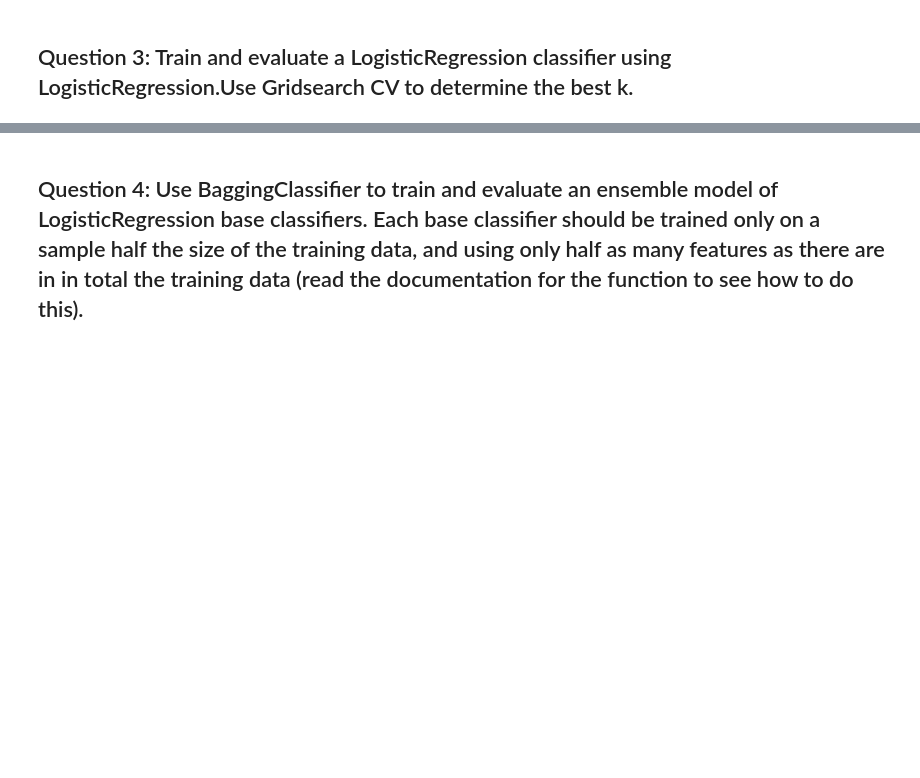
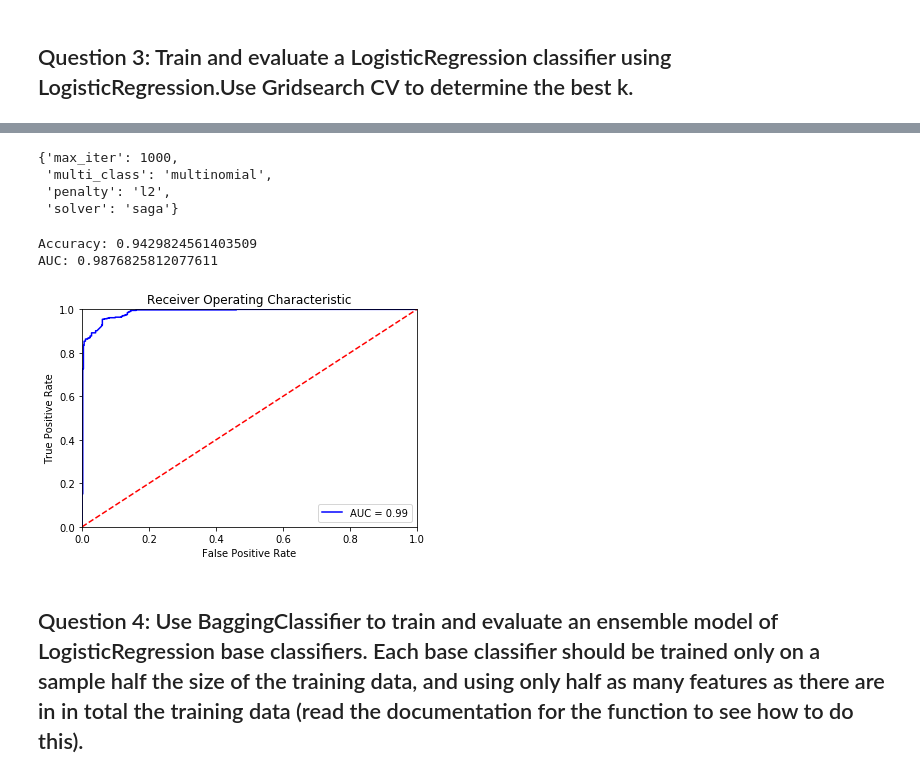
Before and after one commit to rodolfolermacontreras/ML_2_Assignment_4, a Jupyter notebook: ML520-Lesson4-RodolfoLerma.ipynb, the cells around one changed output, grey strips where cells are left out. Drawn from its saved outputs; the diff is of its cells as text; code cells hidden in the pictures; blank space fills up the shorter version.

```diff
--- a/ML520-Lesson4-RodolfoLerma.ipynb
+++ b/ML520-Lesson4-RodolfoLerma.ipynb
@@ -58,2 +242,11 @@ X_train, X_test, y_train, y_test = train_test_split(X, y, test_size=0.33, random
+# %%
+from sklearn.preprocessing import MinMaxScaler
+
+#Minmax normalization
+scaler = MinMaxScaler()
+scaler.fit(X_train)
+
+X_train_minmax_scaled = scaler.transform(X_train)
+X_test_minmax_scaled = scaler.transform(X_test)
 # %% [markdown]
 ## Question 3: Train and evaluate a LogisticRegression classifier using LogisticRegression.Use Gridsearch CV to determine the best k.
@@ -63 +279,9 @@ dtc_grid.fit(#TO DO)
+# %%
+x = lr_grid.best_params_
+x
+# %% [output]
+{'max_iter': 1000,
+ 'multi_class': 'multinomial',
+ 'penalty': 'l2',
+ 'solver': 'saga'}
 # %%
@@ -70,2 +291,39 @@ test_z_prob = dtc_grid.predict_proba(#TO DO)
+# %%
+def performance_values(X_test, y_test, trained_model):
+
+    #Libraries
+    from sklearn import preprocessing, metrics
+    from sklearn.metrics import accuracy_score, roc_curve, roc_auc_score
+
+    y_pred = trained_model.predict(X_test)
+    accuracy = accuracy_score(y_test, y_pred)
+    probs = trained_model.predict_proba(X_test)
+    preds = probs[:,1]
+    fpr, tpr, threshold = metrics.roc_curve(y_test, preds)
+    roc_auc = metrics.roc_auc_score(y_test, preds)
+
+    return (fpr, tpr, accuracy, roc_auc)
+# %%
+def ROC_curve(fpr,tpr,roc_auc):
+    plt.title('Receiver Operating Characteristic')
+    plt.plot(fpr, tpr, 'b', label = 'AUC = %0.2f' % roc_auc)
+    plt.legend(loc = 'lower right')
+    plt.plot([0, 1], [0, 1],'r--')
+    plt.xlim([0, 1])
+    plt.ylim([0, 1])
+    plt.ylabel('True Positive Rate')
+    plt.xlabel('False Positive Rate')
+    plt.show()
+# %%
+fpr, tpr, lr_acc, lr_roc_auc = performance_values(X_test_minmax_scaled, y_test, lr_grid)
+print("Accuracy: {}".format(lr_acc))
+print("AUC: {}".format(lr_roc_auc))
+# %% [output]
+Accuracy: 0.9429824561403509
+AUC: 0.9876825812077611
+# %%
+ROC_curve(fpr,tpr,lr_roc_auc)
+# %% [output]
+[figure, added]
 # %% [markdown]
 ## Question 4: Use BaggingClassifier to train and evaluate an ensemble model of LogisticRegression  base classifiers. Each base classifier should be trained only on a sample half the size of the training data, and using only half as many features as there are in in total the training data (read the documentation for the function to see how to do this).
```
Also changed, not shown: parts of 41 cells of this notebook.
